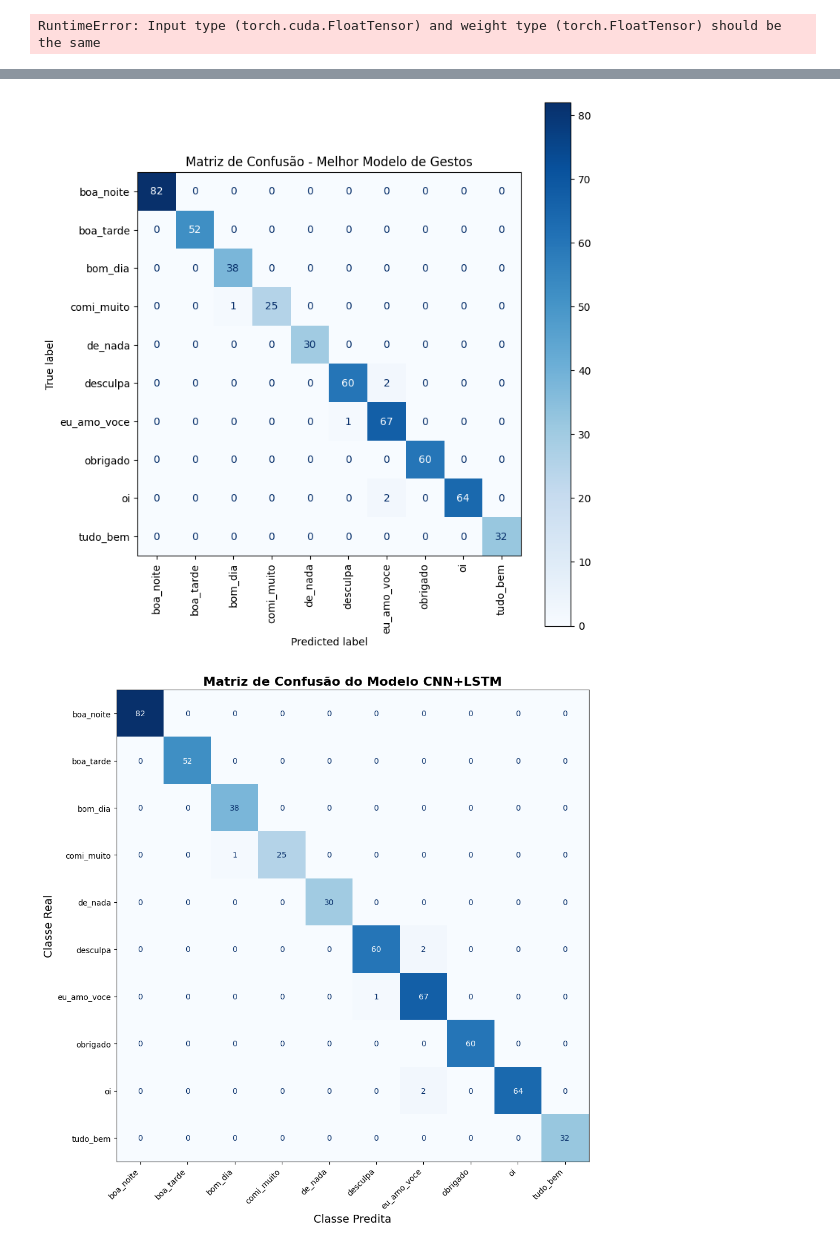
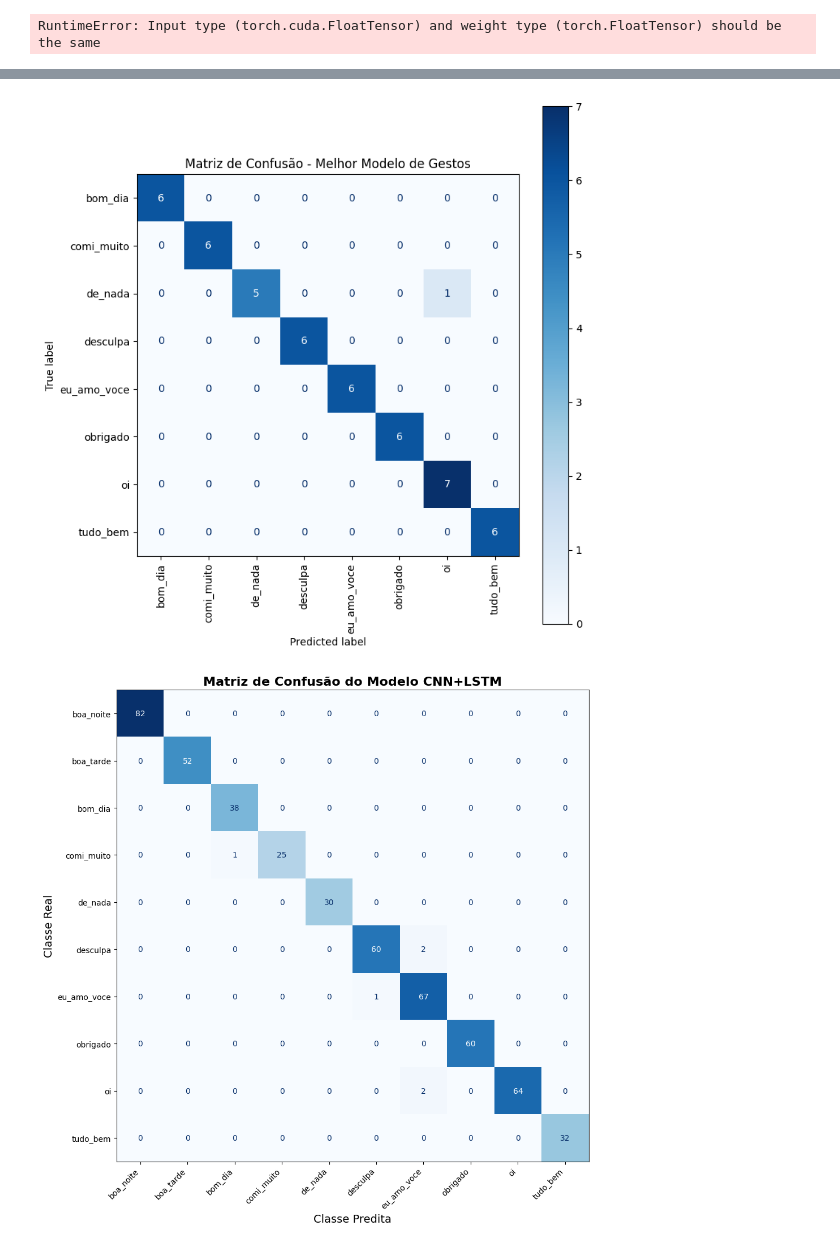
Before and after one commit to Alinevguarisi/tcc, a Jupyter notebook: train_model.ipynb, the cells around one changed output, grey strips where cells are left out. Saved outputs shown, nothing was run; the diff lists cells and outputs as text; code cells hidden in the pictures.

```diff
--- a/train_model.ipynb
+++ b/train_model.ipynb
@@ -322,7 +322,7 @@ import matplotlib.pyplot as plt
 import numpy as np
 
 # Caminho das sequências processadas
-base_path = r'D:\Everaldo\Pictures\temp_gestures_dataset'
+base_path = r'D:\Everaldo\Pictures\tcc'
 
 data = []
 for gesture in sorted(os.listdir(base_path)):
@@ -511,7 +511,7 @@ class CNNLSTMModel(nn.Module):
 device = torch.device("cuda" if torch.cuda.is_available() else "cpu")
 
 # Ajuste os caminhos abaixo:
-base_path = r'D:\Everaldo\Pictures\gestures_dataset'
+base_path = r'D:\Everaldo\Pictures\tcc'
 model_path = 'cnn_lstm_best_model.pth'
 max_len = 135
 cnn_output_size = 32 * 56 * 56
@@ -525,34 +525,34 @@ num_classes = len(dataset.class_to_idx)
 model = CNNLSTMModel(cnn_output_size, hidden_size, num_classes).to(device)
 model.load_state_dict(torch.load(model_path))
 model.eval()
 
 # --------- Avaliação e Matriz de Confusão ---------
 
 all_labels = []
 all_preds = []
 with torch.no_grad():
     for sequences, labels in dataloader:
         sequences = sequences.to(device)
         labels = labels.to(device)
         outputs = model(sequences)
         _, preds = torch.max(outputs, 1)
         all_labels.extend(labels.cpu().numpy())
         all_preds.extend(preds.cpu().numpy())
 
 from sklearn.metrics import confusion_matrix, ConfusionMatrixDisplay
 
 cm = confusion_matrix(all_labels, all_preds)
 display_labels = [k for k, v in sorted(dataset.class_to_idx.items(), key=lambda item: item[1])]
 
 fig, ax = plt.subplots(figsize=(8, 8))
 disp = ConfusionMatrixDisplay(confusion_matrix=cm, display_labels=display_labels)
 disp.plot(ax=ax, cmap="Blues", xticks_rotation='vertical')
 plt.title("Matriz de Confusão - Melhor Modelo de Gestos")
 plt.tight_layout()
 plt.savefig("matriz_confusao_melhor_modelo.png", dpi=300)
 plt.show()
 # %% [output]
-[figure, old version]
+[figure, new version]
 # %%
 import pandas as pd
 import matplotlib.pyplot as plt
```
Also changed, not shown: parts of 7 cells of this notebook, 4 other files.
